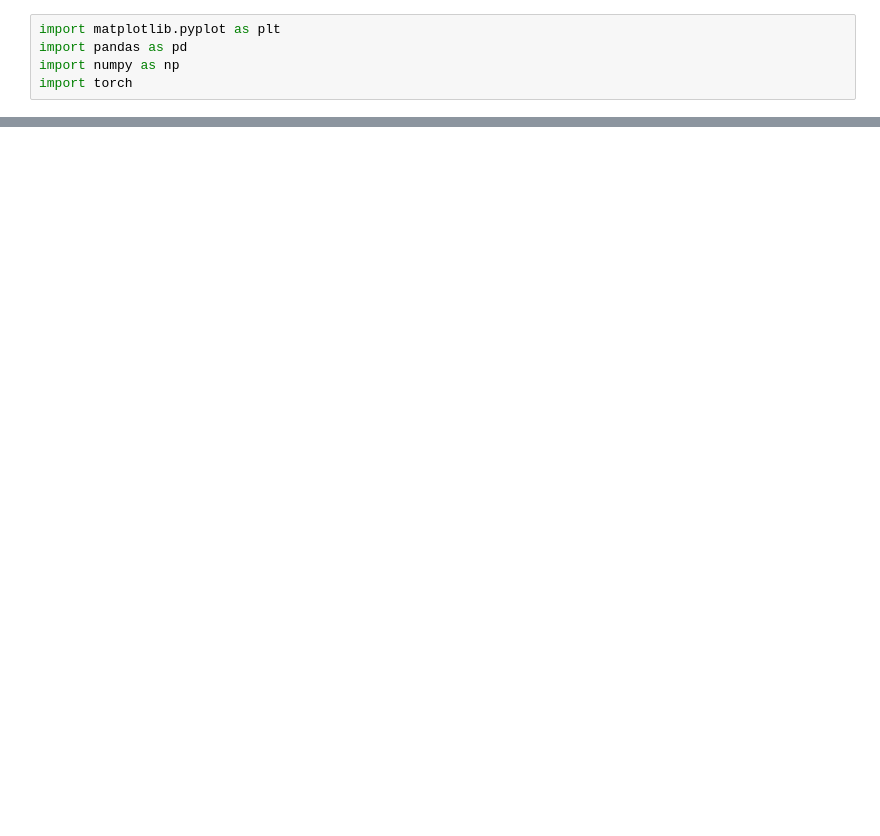
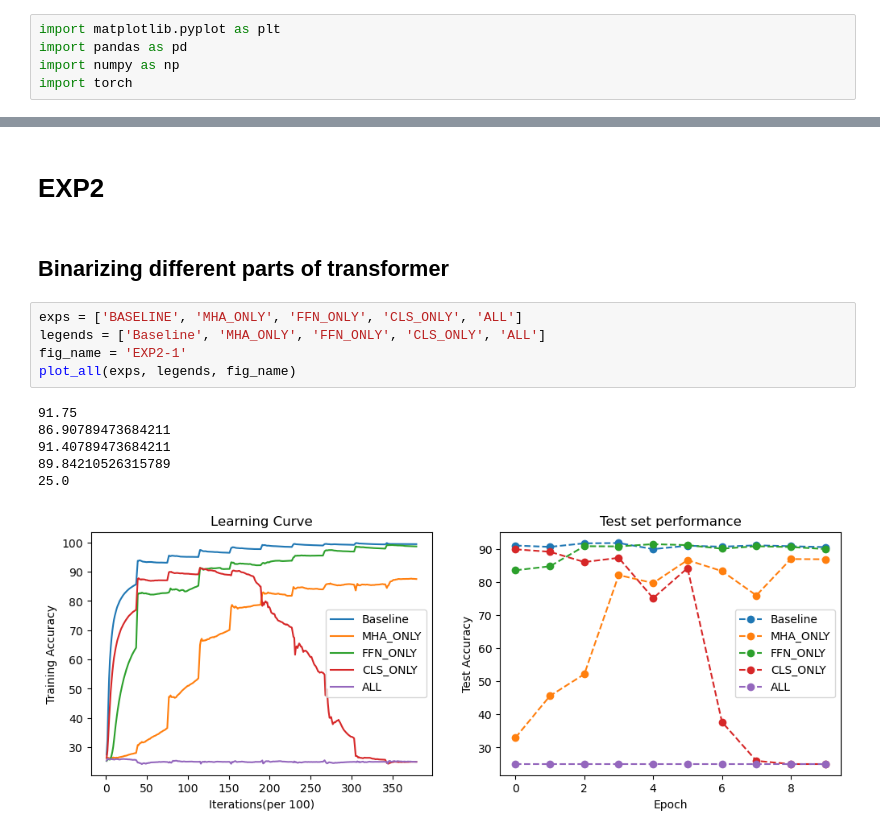
Before and after one commit to Alexstrasza98/Transformer-Quantization, a Jupyter notebook: plot.ipynb, the cells around one changed output, grey strips where cells are left out. Saved outputs shown, nothing was run; the diff lists cells and outputs as text; blank space fills up the shorter version.

```diff
--- a/plot.ipynb
+++ b/plot.ipynb
@@ -262,0 +111,16 @@ Text(0.5, 1.0, 'Test set performance')
+# %% [markdown]
+# EXP2
+# %% [markdown]
+## Binarizing different parts of transformer
+# %%
+exps = ['BASELINE', 'MHA_ONLY', 'FFN_ONLY', 'CLS_ONLY', 'ALL']
+legends = ['Baseline', 'MHA_ONLY', 'FFN_ONLY', 'CLS_ONLY', 'ALL']
+fig_name = 'EXP2-1'
+plot_all(exps, legends, fig_name)
+# %% [output]
+91.75
+86.90789473684211
+91.40789473684211
+89.84210526315789
+25.0
+[figure, added]
```
Also changed, not shown: parts of 38 cells of this notebook, 7 other files.
